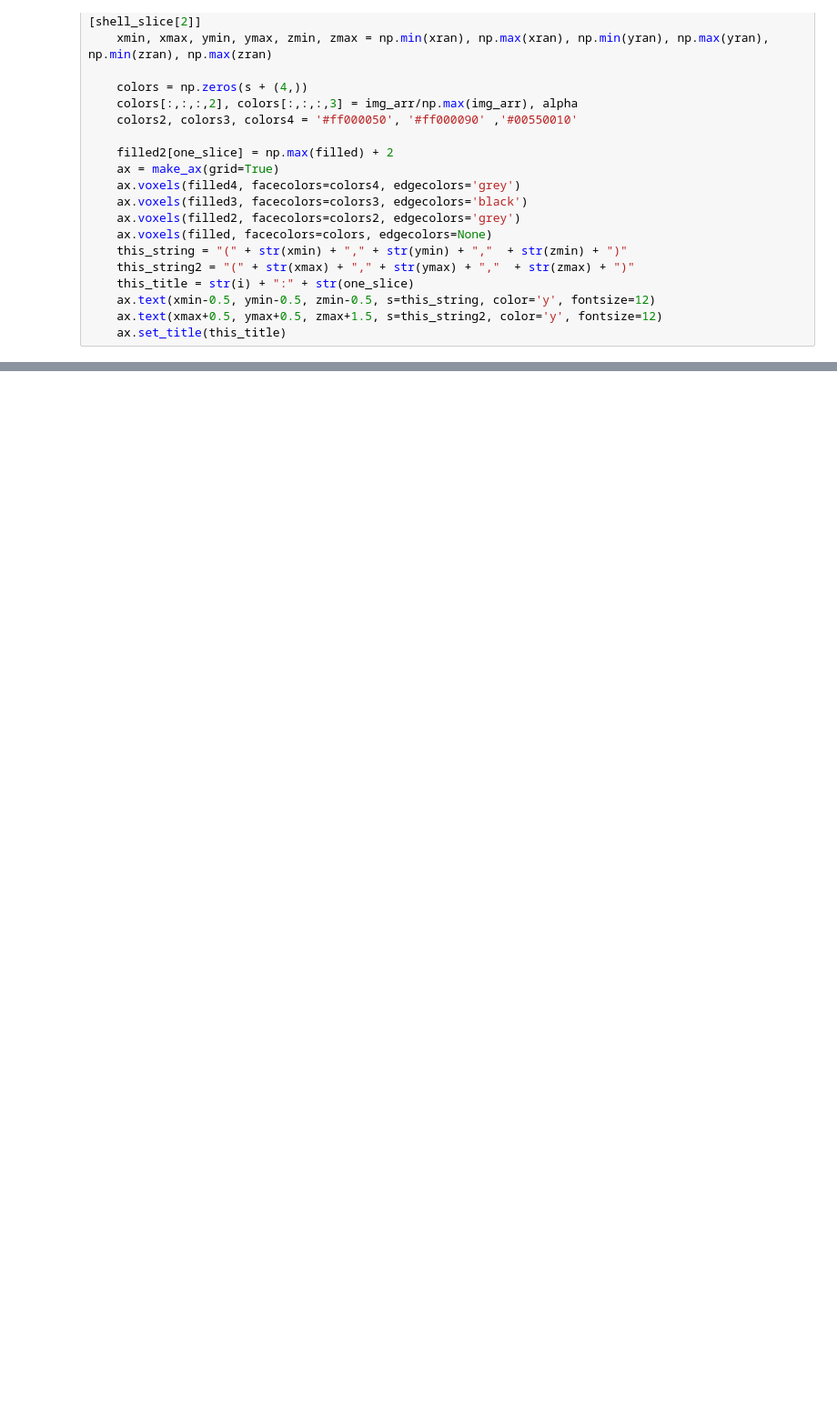
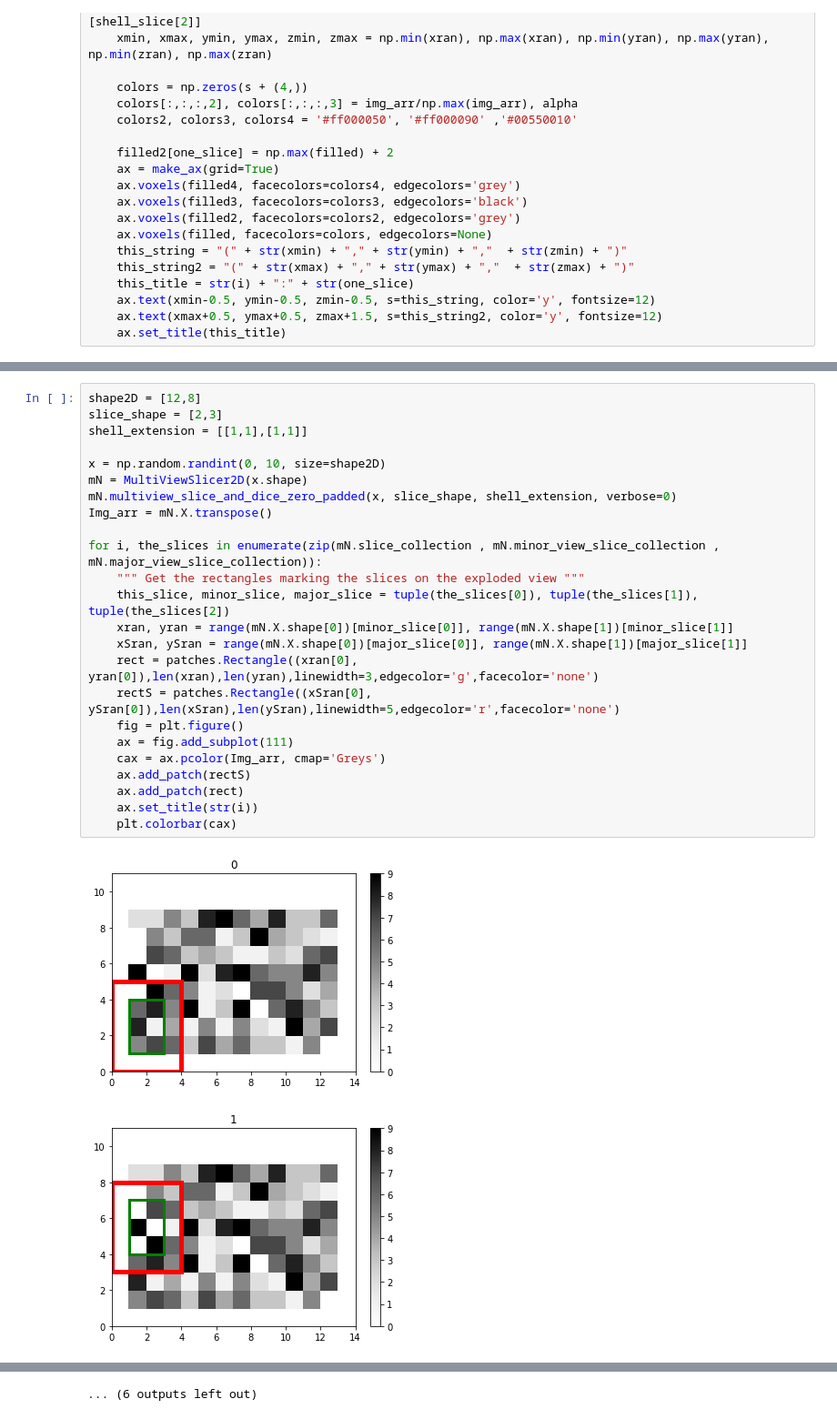
Before and after one commit to ericotjo001/medical_imaging, a Jupyter notebook: multiv/multiv_tutorial.ipynb, the cells around one changed output, grey strips where cells are left out. Shown at 91% size. Drawn from its saved outputs; the diff is of its cells as text; blank space fills up the shorter version.

```diff
--- a/multiv/multiv_tutorial.ipynb
+++ b/multiv/multiv_tutorial.ipynb
@@ -301,0 +314,27 @@ for i in range(n_sample):
+# %%
+shape2D = [12,8]
+slice_shape = [2,3]
+shell_extension = [[1,1],[1,1]]
+
+x = np.random.randint(0, 10, size=shape2D)
+mN = MultiViewSlicer2D(x.shape)
+mN.multiview_slice_and_dice_zero_padded(x, slice_shape, shell_extension, verbose=0)
+Img_arr = mN.X.transpose()
+
+for i, the_slices in enumerate(zip(mN.slice_collection , mN.minor_view_slice_collection , mN.major_view_slice_collection)):
+    """ Get the rectangles marking the slices on the exploded view """
+    this_slice, minor_slice, major_slice = tuple(the_slices[0]), tuple(the_slices[1]), tuple(the_slices[2])
+    xran, yran = range(mN.X.shape[0])[minor_slice[0]], range(mN.X.shape[1])[minor_slice[1]]
+    xSran, ySran = range(mN.X.shape[0])[major_slice[0]], range(mN.X.shape[1])[major_slice[1]]
+    rect = patches.Rectangle((xran[0], yran[0]),len(xran),len(yran),linewidth=3,edgecolor='g',facecolor='none')
+    rectS = patches.Rectangle((xSran[0], ySran[0]),len(xSran),len(ySran),linewidth=5,edgecolor='r',facecolor='none')
+    fig = plt.figure()
+    ax = fig.add_subplot(111)
+    cax = ax.pcolor(Img_arr, cmap='Greys')
+    ax.add_patch(rectS)
+    ax.add_patch(rect)
+    ax.set_title(str(i))
+    plt.colorbar(cax)
+# %% [output]
+[figure, added]
+[figure, added]
@@ -301,0 +351 @@ for i in range(n_sample):
+... (6 outputs left out)
```
Also changed, not shown: parts of 14 cells of this notebook, 9 other files.
